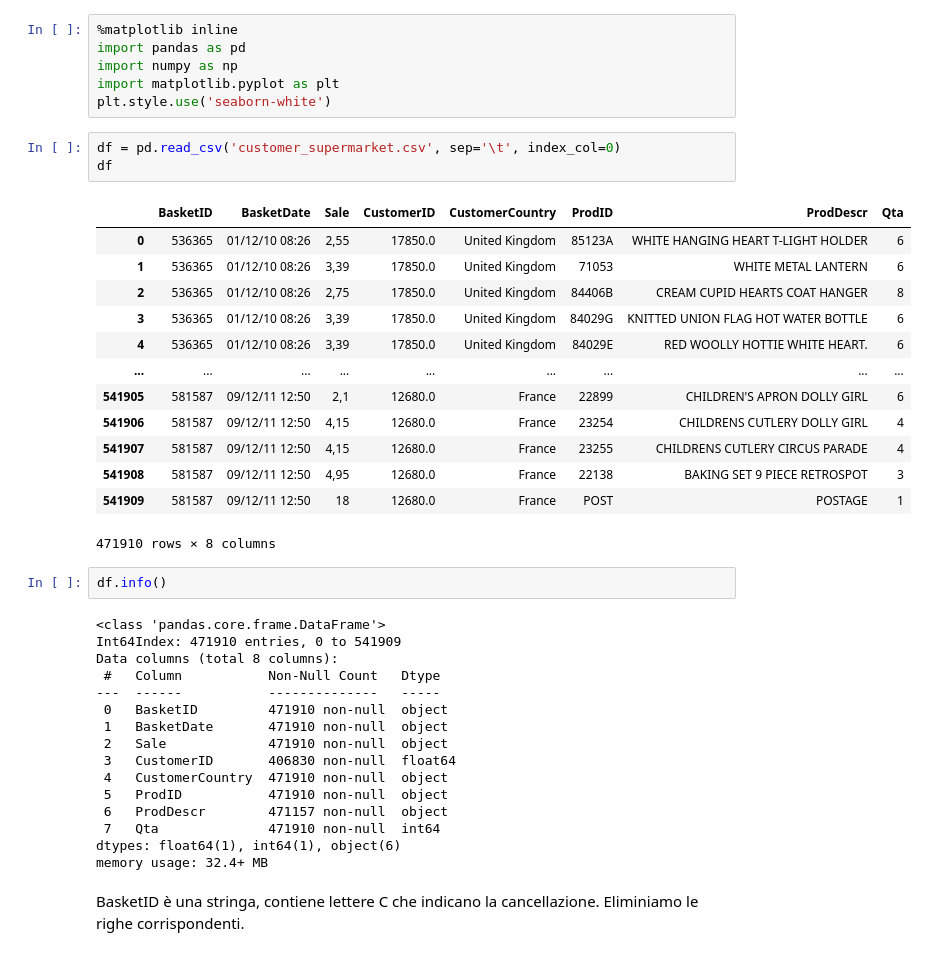
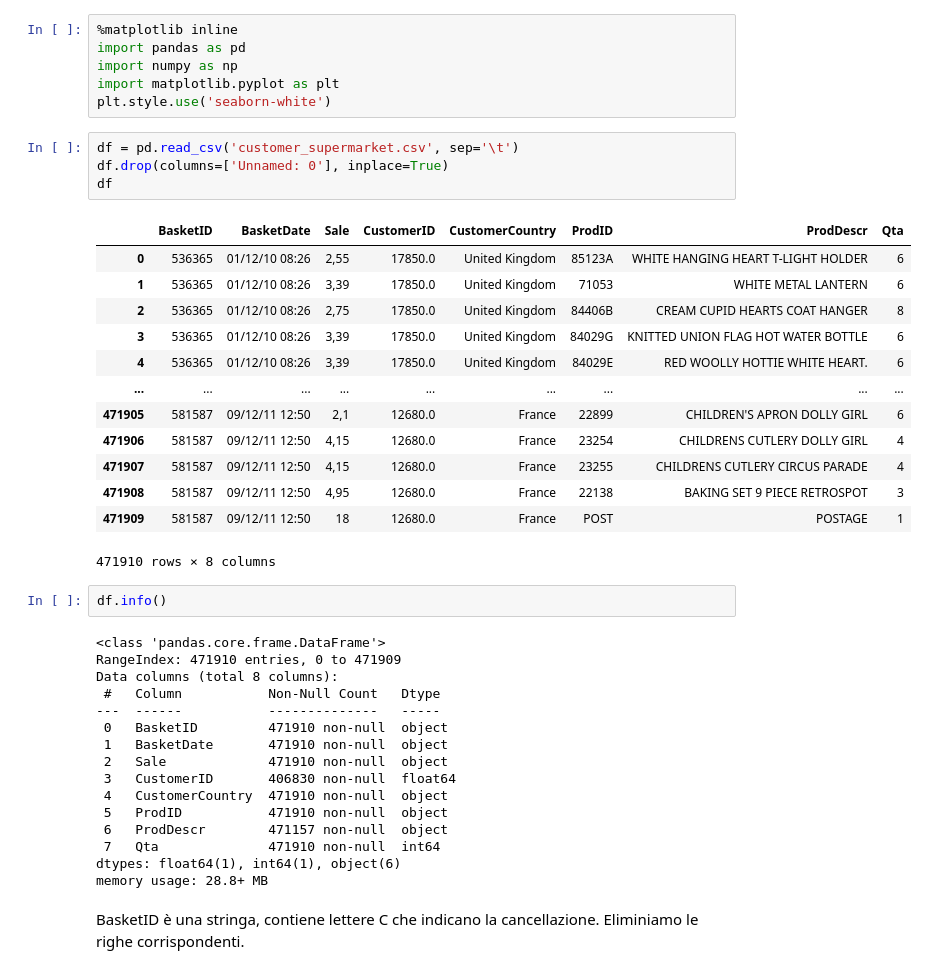
Before and after one commit to saramont/customer_supermarket_analysis, a Jupyter notebook: data_preparation_exploration.ipynb, the cells around one changed output. Saved outputs shown, nothing was run; the diff lists cells and outputs as text.

```diff
--- a/data_preparation_exploration.ipynb
+++ b/data_preparation_exploration.ipynb
@@ -5,27 +5,28 @@ import numpy as np
 import matplotlib.pyplot as plt
 plt.style.use('seaborn-white')
 # %%
-df = pd.read_csv('customer_supermarket.csv', sep='\t', index_col=0)
+df = pd.read_csv('customer_supermarket.csv', sep='\t')
+df.drop(columns=['Unnamed: 0'], inplace=True)
 df
 # %% [output]
 |  | BasketID | BasketDate | Sale | CustomerID | CustomerCountry | ProdID | ProdDescr | Qta |
 | 0 | 536365 | 01/12/10 08:26 | 2,55 | 17850.0 | United Kingdom | 85123A | WHITE HANGING HEART T-LIGHT HOLDER | 6 |
 | 1 | 536365 | 01/12/10 08:26 | 3,39 | 17850.0 | United Kingdom | 71053 | WHITE METAL LANTERN | 6 |
 | 2 | 536365 | 01/12/10 08:26 | 2,75 | 17850.0 | United Kingdom | 84406B | CREAM CUPID HEARTS COAT HANGER | 8 |
 | 3 | 536365 | 01/12/10 08:26 | 3,39 | 17850.0 | United Kingdom | 84029G | KNITTED UNION FLAG HOT WATER BOTTLE | 6 |
 | 4 | 536365 | 01/12/10 08:26 | 3,39 | 17850.0 | United Kingdom | 84029E | RED WOOLLY HOTTIE WHITE HEART. | 6 |
 | ... | ... | ... | ... | ... | ... | ... | ... | ... |
-| 541905 | 581587 | 09/12/11 12:50 | 2,1 | 12680.0 | France | 22899 | CHILDREN'S APRON DOLLY GIRL | 6 |
-| 541906 | 581587 | 09/12/11 12:50 | 4,15 | 12680.0 | France | 23254 | CHILDRENS CUTLERY DOLLY GIRL | 4 |
-| 541907 | 581587 | 09/12/11 12:50 | 4,15 | 12680.0 | France | 23255 | CHILDRENS CUTLERY CIRCUS PARADE | 4 |
-| 541908 | 581587 | 09/12/11 12:50 | 4,95 | 12680.0 | France | 22138 | BAKING SET 9 PIECE RETROSPOT | 3 |
-| 541909 | 581587 | 09/12/11 12:50 | 18 | 12680.0 | France | POST | POSTAGE | 1 |
+| 471905 | 581587 | 09/12/11 12:50 | 2,1 | 12680.0 | France | 22899 | CHILDREN'S APRON DOLLY GIRL | 6 |
+| 471906 | 581587 | 09/12/11 12:50 | 4,15 | 12680.0 | France | 23254 | CHILDRENS CUTLERY DOLLY GIRL | 4 |
+| 471907 | 581587 | 09/12/11 12:50 | 4,15 | 12680.0 | France | 23255 | CHILDRENS CUTLERY CIRCUS PARADE | 4 |
+| 471908 | 581587 | 09/12/11 12:50 | 4,95 | 12680.0 | France | 22138 | BAKING SET 9 PIECE RETROSPOT | 3 |
+| 471909 | 581587 | 09/12/11 12:50 | 18 | 12680.0 | France | POST | POSTAGE | 1 |
 471910 rows × 8 columns
 # %%
 df.info()
 # %% [output]
 <class 'pandas.core.frame.DataFrame'>
-Int64Index: 471910 entries, 0 to 541909
+RangeIndex: 471910 entries, 0 to 471909
 Data columns (total 8 columns):
  #   Column           Non-Null Count   Dtype
 ---  ------           --------------   -----
@@ -38,7 +39,7 @@ Data columns (total 8 columns):
  6   ProdDescr        471157 non-null  object
  7   Qta              471910 non-null  int64
 dtypes: float64(1), int64(1), object(6)
-memory usage: 32.4+ MB
+memory usage: 28.8+ MB
 # %% [markdown]
 BasketID è una stringa, contiene lettere C che indicano la cancellazione. Eliminiamo le righe corrispondenti.
 # %%
```
Also changed, not shown: parts of 41 cells of this notebook.
